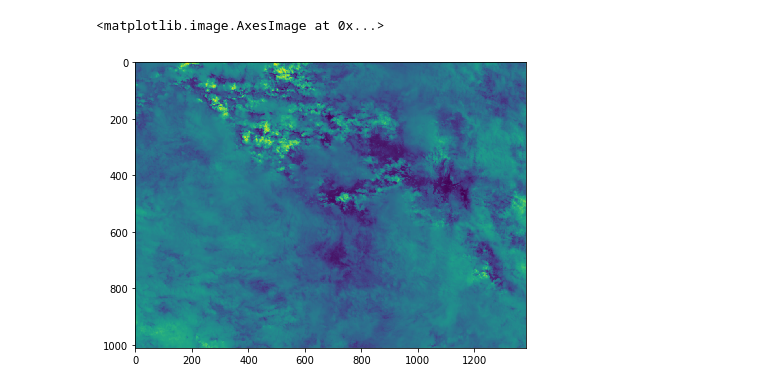
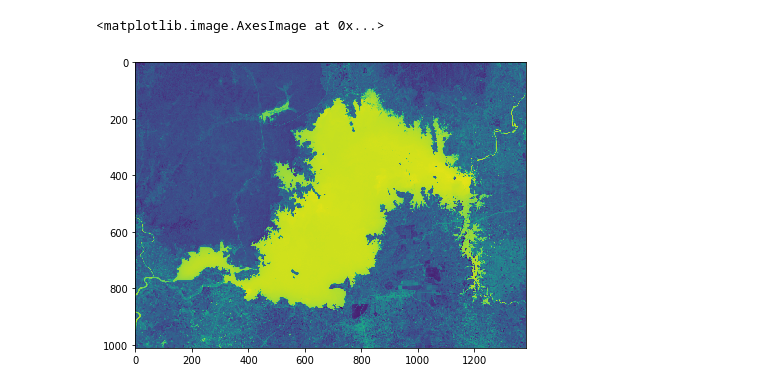
Before and after one commit to Hydroviet/Landsat-Imagery, a Jupyter notebook: Test_Landsat_Geotiff.ipynb, the cells around one changed output. Saved outputs shown, nothing was run; the diff lists cells and outputs as text; code cells hidden in the pictures.

```diff
--- a/Test_Landsat_Geotiff.ipynb
+++ b/Test_Landsat_Geotiff.ipynb
@@ -15,12 +15,11 @@ df = gpd.read_file(vn_reservoirs_path)
 plt.rcParams['figure.figsize'] = 7, 7
 ho_tri_an = df[df.AREA_SKM == 277.4]
 # %%
-fn = 'LC08_L1GT_124052_20130722_20170503_01_T2'
-# fnDs = os.path.join('Landsat8', fn, 'TriAn_' + fn.split('_')[3] + '.TIF')
-fnDs = os.path.join('Landsat8', fn, fn + '_B6.TIF')
+fn = 'LC08_L1TP_124052_20170311_20170317_01_T1'
+fnDs = os.path.join('Landsat8', fn, fn + '_NDWI.TIF')
 src = rasterio.open(fnDs, 'r')
 data, _ = getMaskFromShape(ho_tri_an, src)
 plt.imshow(data)
 # %% [output]
 <matplotlib.image.AxesImage at 0x...>
-[figure, old version]
+[figure, new version]
```
Also changed, not shown: 2 other files.
